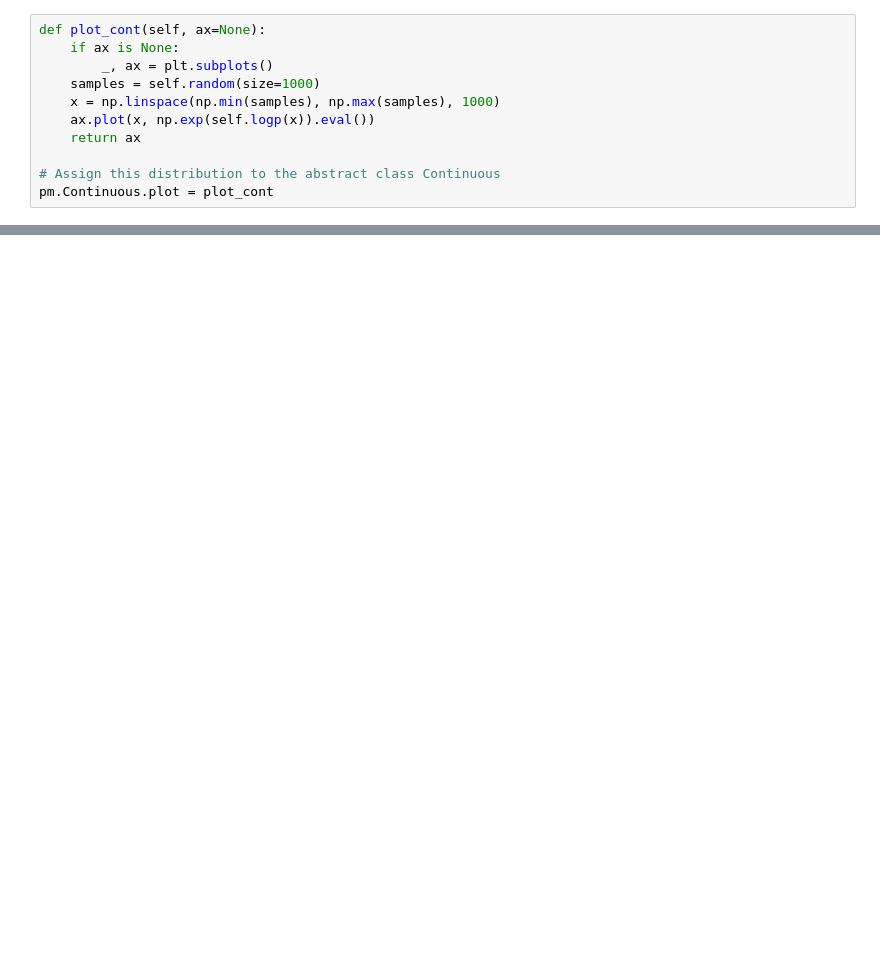
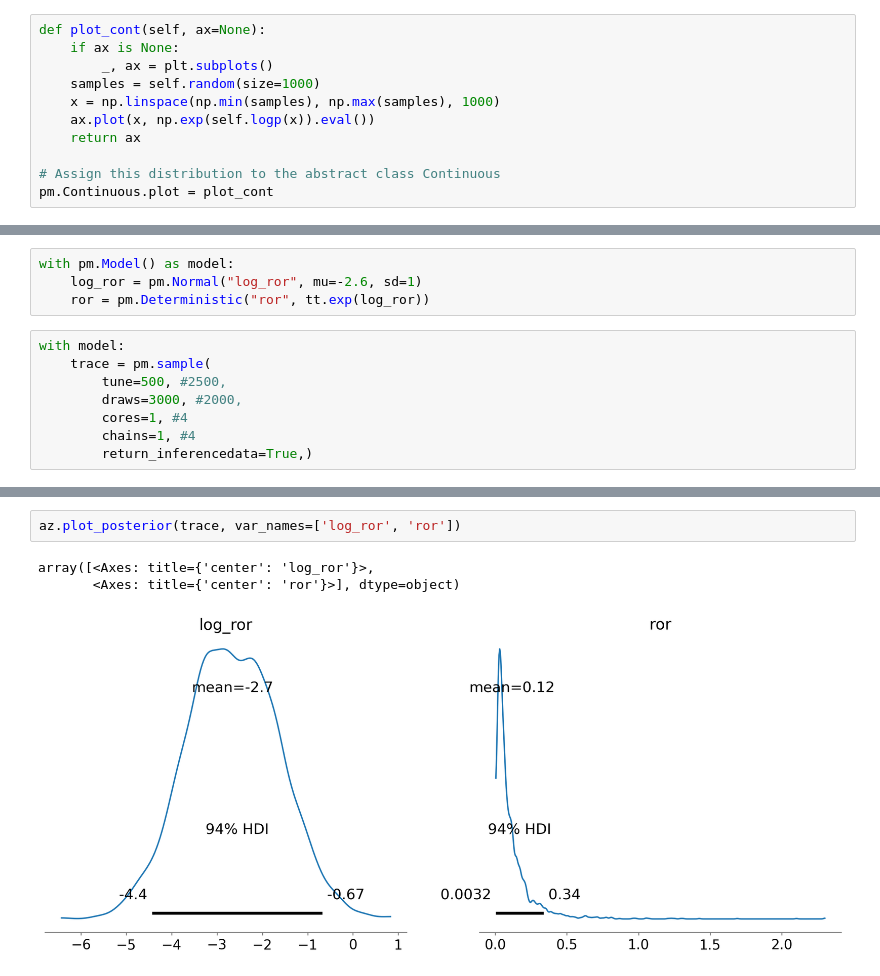
Before and after one commit to juanserrano90/toi1199-1273, a Jupyter notebook: test_distributions.ipynb, the cells around one changed output, grey strips where cells are left out. Saved outputs shown, nothing was run; the diff lists cells and outputs as text; blank space fills up the shorter version.

```diff
--- a/test_distributions.ipynb
+++ b/test_distributions.ipynb
@@ -25,0 +27,12 @@ ax.set_xlim(0,20)
+# %%
+with pm.Model() as model:
+    log_ror = pm.Normal("log_ror", mu=-2.6, sd=1)
+    ror = pm.Deterministic("ror", tt.exp(log_ror))
+# %%
+with model:
+    trace = pm.sample(
+        tune=500, #2500,
+        draws=3000, #2000,
+        cores=1, #4
+        chains=1, #4
+        return_inferencedata=True,)
@@ -25,0 +47,6 @@ ax.set_xlim(0,20)
+# %%
+az.plot_posterior(trace, var_names=['log_ror', 'ror'])
+# %% [output]
+array([<Axes: title={'center': 'log_ror'}>,
+       <Axes: title={'center': 'ror'}>], dtype=object)
+[figure, added]
```
Also changed, not shown: parts of 3 cells of this notebook, 5 other files.
